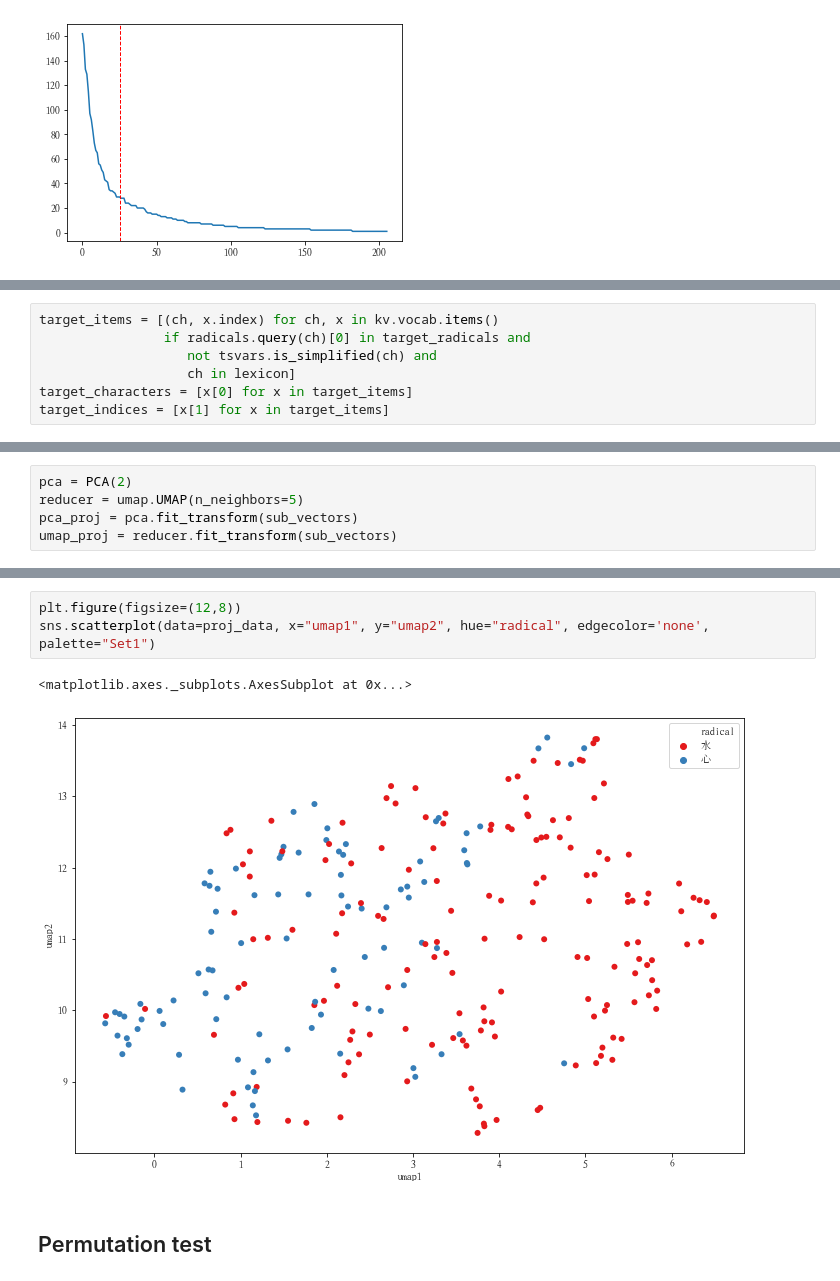
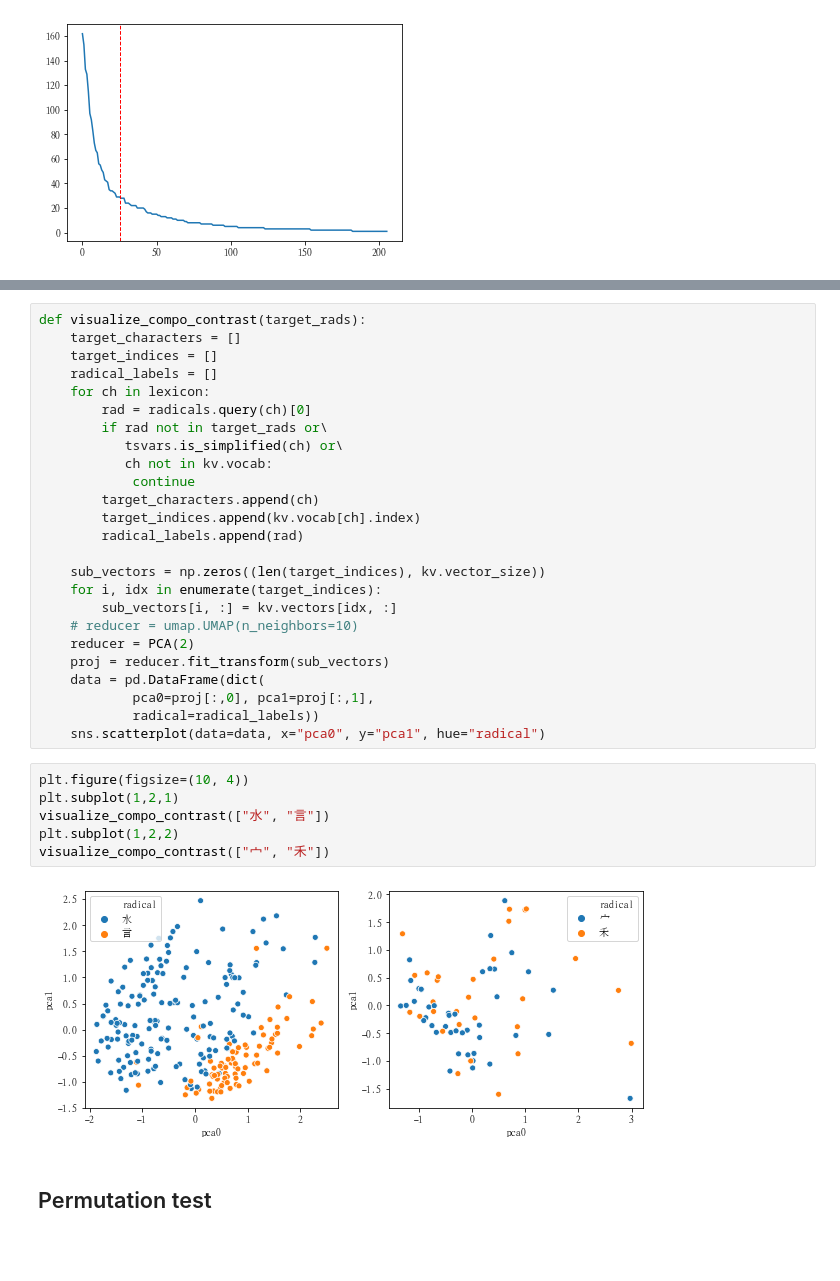
Before and after one commit to seantyh/CompoTree, a Jupyter notebook: etc/12.01.compo-matrix.ipynb, the cells around one changed output, grey strips where cells are left out. Cells and saved outputs as stored; diff of their text form; blank space fills up the shorter version.

Commit message:
add radical-axis

```diff
--- a/etc/12.01.compo-matrix.ipynb
+++ b/etc/12.01.compo-matrix.ipynb
@@ -38,7 +34,0 @@ target_radicals = [radicals.query("河")[0], radicals.query("情")[0]]
-# %%
-target_items = [(ch, x.index) for ch, x in kv.vocab.items()
-                if radicals.query(ch)[0] in target_radicals and
-                   not tsvars.is_simplified(ch) and
-                   ch in lexicon]
-target_characters = [x[0] for x in target_items]
-target_indices = [x[1] for x in target_items]
@@ -53,5 +34,0 @@ for i, idx in enumerate(target_indices):
-# %%
-pca = PCA(2)
-reducer = umap.UMAP(n_neighbors=5)
-pca_proj = pca.fit_transform(sub_vectors)
-umap_proj = reducer.fit_transform(sub_vectors)
@@ -70,9 +35,36 @@ proj_data = pd.DataFrame(dict(
-# %%
-plt.figure(figsize=(12,8))
-sns.scatterplot(data=proj_data, x="umap1", y="umap2", hue="radical", edgecolor='none', palette="Set1")
-# %% [output]
-<matplotlib.axes._subplots.AxesSubplot at 0x...>
-[figure, removed]
+# %%
+def visualize_compo_contrast(target_rads):
+    target_characters = []
+    target_indices = []
+    radical_labels = []
+    for ch in lexicon:
+        rad = radicals.query(ch)[0]
+        if rad not in target_rads or\
+           tsvars.is_simplified(ch) or\
+           ch not in kv.vocab:
+            continue
+        target_characters.append(ch)
+        target_indices.append(kv.vocab[ch].index)
+        radical_labels.append(rad)
+
+    sub_vectors = np.zeros((len(target_indices), kv.vector_size))
+    for i, idx in enumerate(target_indices):
+        sub_vectors[i, :] = kv.vectors[idx, :]
+    # reducer = umap.UMAP(n_neighbors=10)
+    reducer = PCA(2)
+    proj = reducer.fit_transform(sub_vectors)
+    data = pd.DataFrame(dict(
+            pca0=proj[:,0], pca1=proj[:,1],
+            radical=radical_labels))
+    sns.scatterplot(data=data, x="pca0", y="pca1", hue="radical")
+# %%
+plt.figure(figsize=(10, 4))
+plt.subplot(1,2,1)
+visualize_compo_contrast(["水", "言"])
+plt.subplot(1,2,2)
+visualize_compo_contrast(["宀", "禾"])
+# %% [output]
+[figure, added]
 # %% [markdown]
 ## Permutation test
 # %%
```
Also changed, not shown: parts of 6 cells of this notebook, 2 other files.
